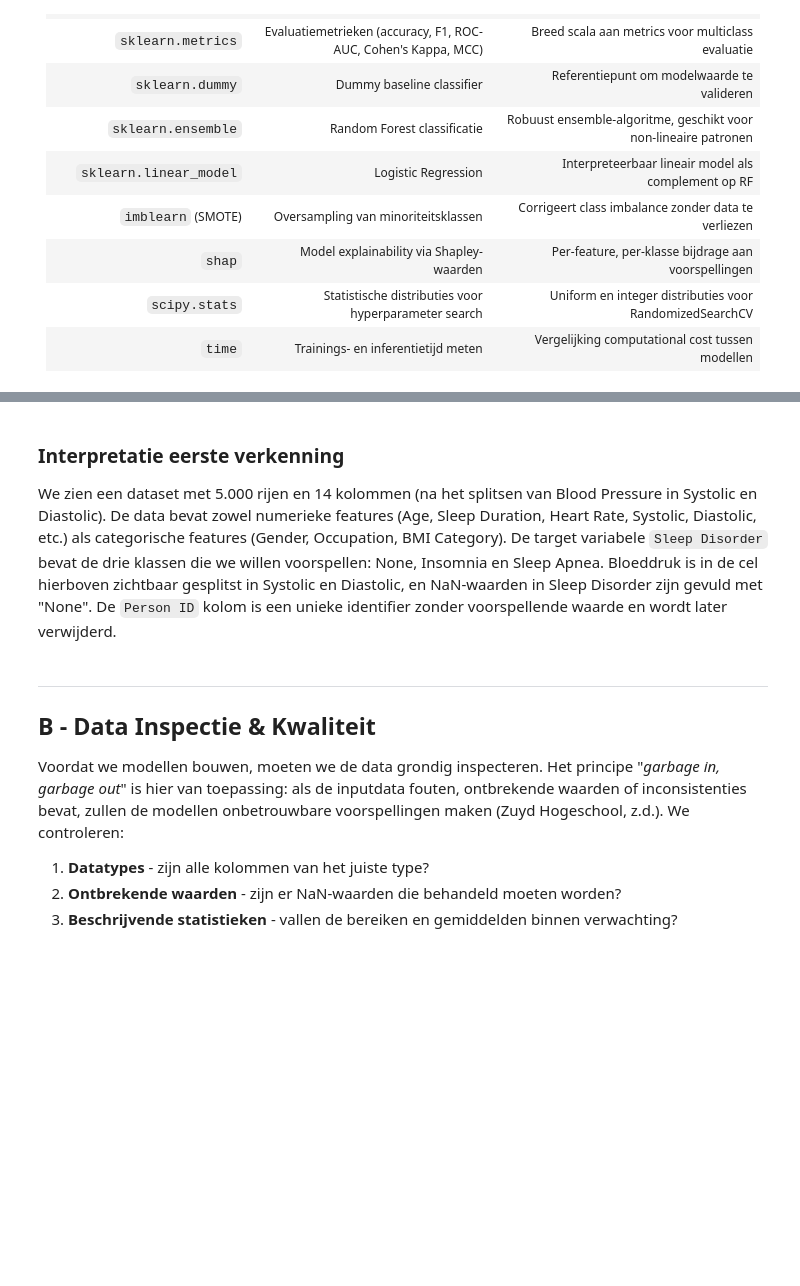
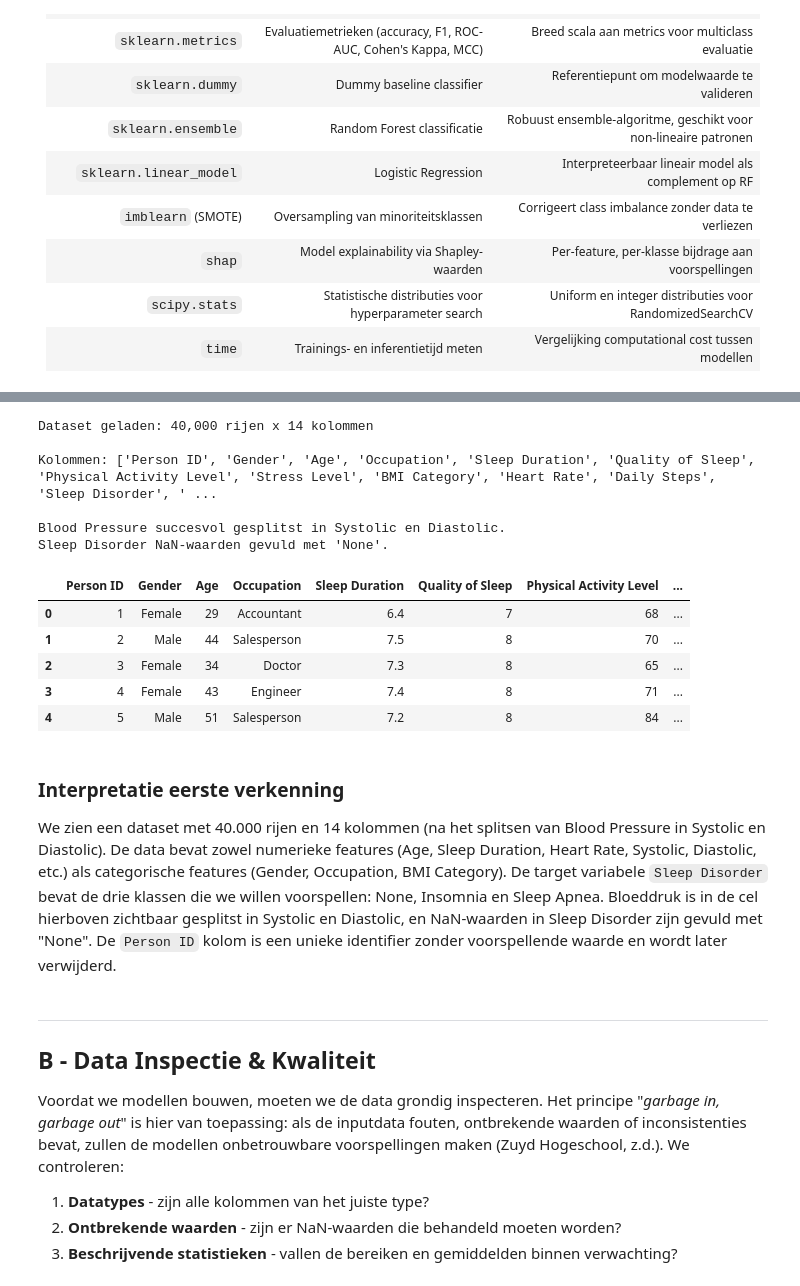
Before and after one commit to Kardesh36/Machiene-learning-sleep, a Jupyter notebook: machinelearningFix.ipynb, the cells around one changed output, grey strips where cells are left out. Drawn from its saved outputs; the diff is of its cells as text; code cells hidden in the pictures; blank space fills up the shorter version.

```diff
--- a/machinelearningFix.ipynb
+++ b/machinelearningFix.ipynb
@@ -138,26 +150,39 @@ We kiezen bewust voor twee aparte kolommen in plaats van één samengevoegd geta
 | Daily Steps | numeriek | Dagelijkse stappen |
 | Sleep Disorder | categorisch | **Target**: None / Insomnia / Sleep Apnea |
 # %%
-# Data laden - originele Kaggle-dataset
-df = pd.read_csv("ML-sleep_health_lifestyle_dataset.csv")
+# Data laden - 40K augmented dataset (multivariate normal sampling)
+df = pd.read_csv("40k.csv")
 
 # === Feature Engineering: Blood Pressure splitsen ===
 # Bloeddruk staat als string "126/83" - splitsen in Systolic en Diastolic
 df[['Systolic', 'Diastolic']] = df['Blood Pressure'].str.split('/', expand=True).astype(int)
 df = df.drop(columns=['Blood Pressure'])
 
 # Sleep Disorder: NaN betekent geen stoornis → vullen met "None"
 df['Sleep Disorder'] = df['Sleep Disorder'].fillna('None')
 
 print(f"Dataset geladen: {df.shape[0]:,} rijen x {df.shape[1]} kolommen")
 print(f"\nKolommen: {df.columns.tolist()}")
 print(f"\nBlood Pressure succesvol gesplitst in Systolic en Diastolic.")
 print(f"Sleep Disorder NaN-waarden gevuld met 'None'.")
 display(df.head())
+# %% [output]
+Dataset geladen: 40,000 rijen x 14 kolommen
+
+Kolommen: ['Person ID', 'Gender', 'Age', 'Occupation', 'Sleep Duration', 'Quality of Sleep', 'Physical Activity Level', 'Stress Level', 'BMI Category', 'Heart Rate', 'Daily Steps', 'Sleep Disorder', ' ...
+
+Blood Pressure succesvol gesplitst in Systolic en Diastolic.
+Sleep Disorder NaN-waarden gevuld met 'None'.
+|  | Person ID | Gender | Age | Occupation | Sleep Duration | Quality of Sleep | Physical Activity Level | ... |
+| 0 | 1 | Female | 29 | Accountant | 6.4 | 7 | 68 | ... |
+| 1 | 2 | Male | 44 | Salesperson | 7.5 | 8 | 70 | ... |
+| 2 | 3 | Female | 34 | Doctor | 7.3 | 8 | 65 | ... |
+| 3 | 4 | Female | 43 | Engineer | 7.4 | 8 | 71 | ... |
+| 4 | 5 | Male | 51 | Salesperson | 7.2 | 8 | 84 | ... |
 # %% [markdown]
 ### Interpretatie eerste verkenning
 
-We zien een dataset met 5.000 rijen en 14 kolommen (na het splitsen van Blood Pressure in Systolic en Diastolic). De data bevat zowel numerieke features (Age, Sleep Duration, Heart Rate, Systolic, Diastolic, etc.) als categorische features (Gender, Occupation, BMI Category). De target variabele `Sleep Disorder` bevat de drie klassen die we willen voorspellen: None, Insomnia en Sleep Apnea. Bloeddruk is in de cel hierboven zichtbaar gesplitst in Systolic en Diastolic, en NaN-waarden in Sleep Disorder zijn gevuld met "None". De `Person ID` kolom is een unieke identifier zonder voorspellende waarde en wordt later verwijderd.
+We zien een dataset met 40.000 rijen en 14 kolommen (na het splitsen van Blood Pressure in Systolic en Diastolic). De data bevat zowel numerieke features (Age, Sleep Duration, Heart Rate, Systolic, Diastolic, etc.) als categorische features (Gender, Occupation, BMI Category). De target variabele `Sleep Disorder` bevat de drie klassen die we willen voorspellen: None, Insomnia en Sleep Apnea. Bloeddruk is in de cel hierboven zichtbaar gesplitst in Systolic en Diastolic, en NaN-waarden in Sleep Disorder zijn gevuld met "None". De `Person ID` kolom is een unieke identifier zonder voorspellende waarde en wordt later verwijderd.
 # %% [markdown]
 ---
 
```
Also changed, not shown: parts of 38 cells of this notebook.
